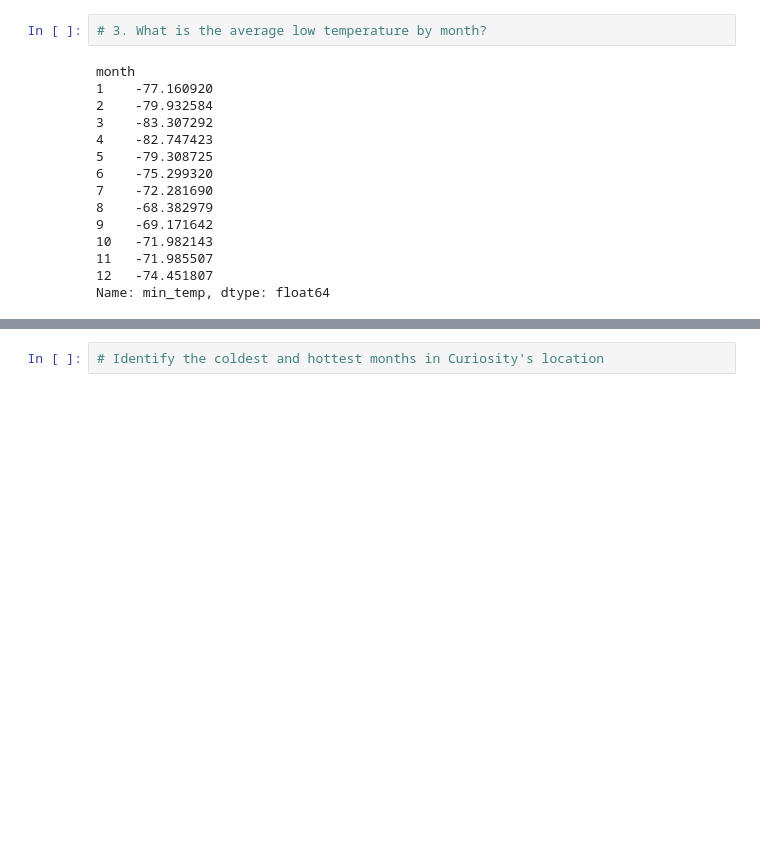
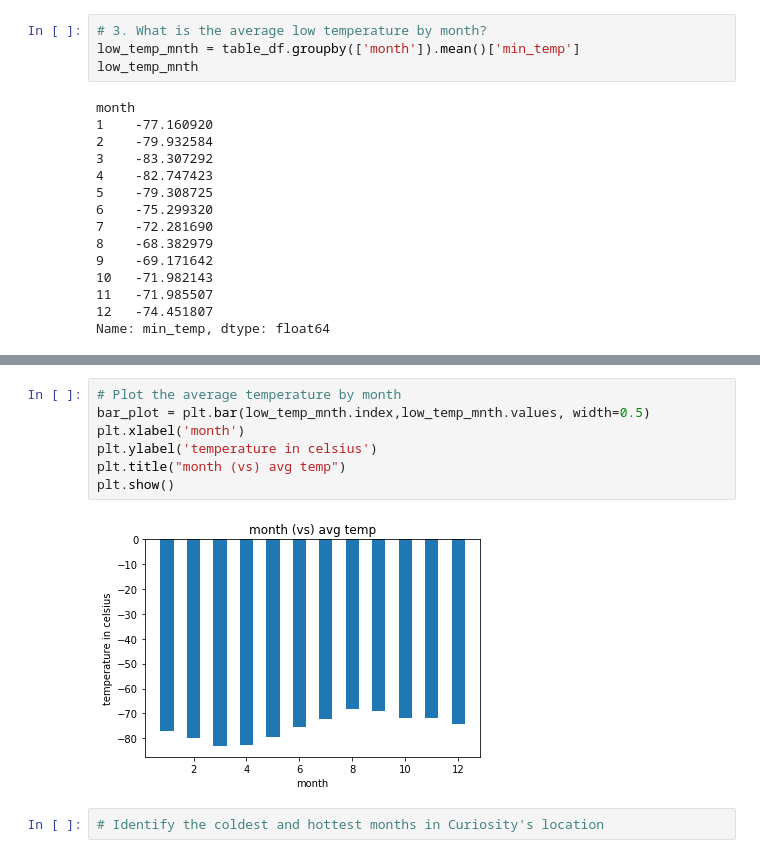
Before and after one commit to mattapallisravya/webscraping_challenge, a Jupyter notebook: mars/part_2_mars_weather.ipynb, the cells around one changed output, grey strips where cells are left out. Cells and saved outputs as stored; diff of their text form; blank space fills up the shorter version.

```diff
--- a/mars/part_2_mars_weather.ipynb
+++ b/mars/part_2_mars_weather.ipynb
@@ -179,6 +181,8 @@ Name: month, Length: 1867, dtype: int64>
 1867
 # %%
 # 3. What is the average low temperature by month?
+low_temp_mnth = table_df.groupby(['month']).mean()['min_temp']
+low_temp_mnth
 # %% [output]
 month
 1    -77.160920
@@ -201,3 +201,12 @@ Name: min_temp, dtype: float64
+# %%
+# Plot the average temperature by month
+bar_plot = plt.bar(low_temp_mnth.index,low_temp_mnth.values, width=0.5)
+plt.xlabel('month')
+plt.ylabel('temperature in celsius')
+plt.title("month (vs) avg temp")
+plt.show()
+# %% [output]
+[figure, added]
 # %%
 # Identify the coldest and hottest months in Curiosity's location
 # %% [output]
```
Also changed, not shown: parts of 5 cells of this notebook.
